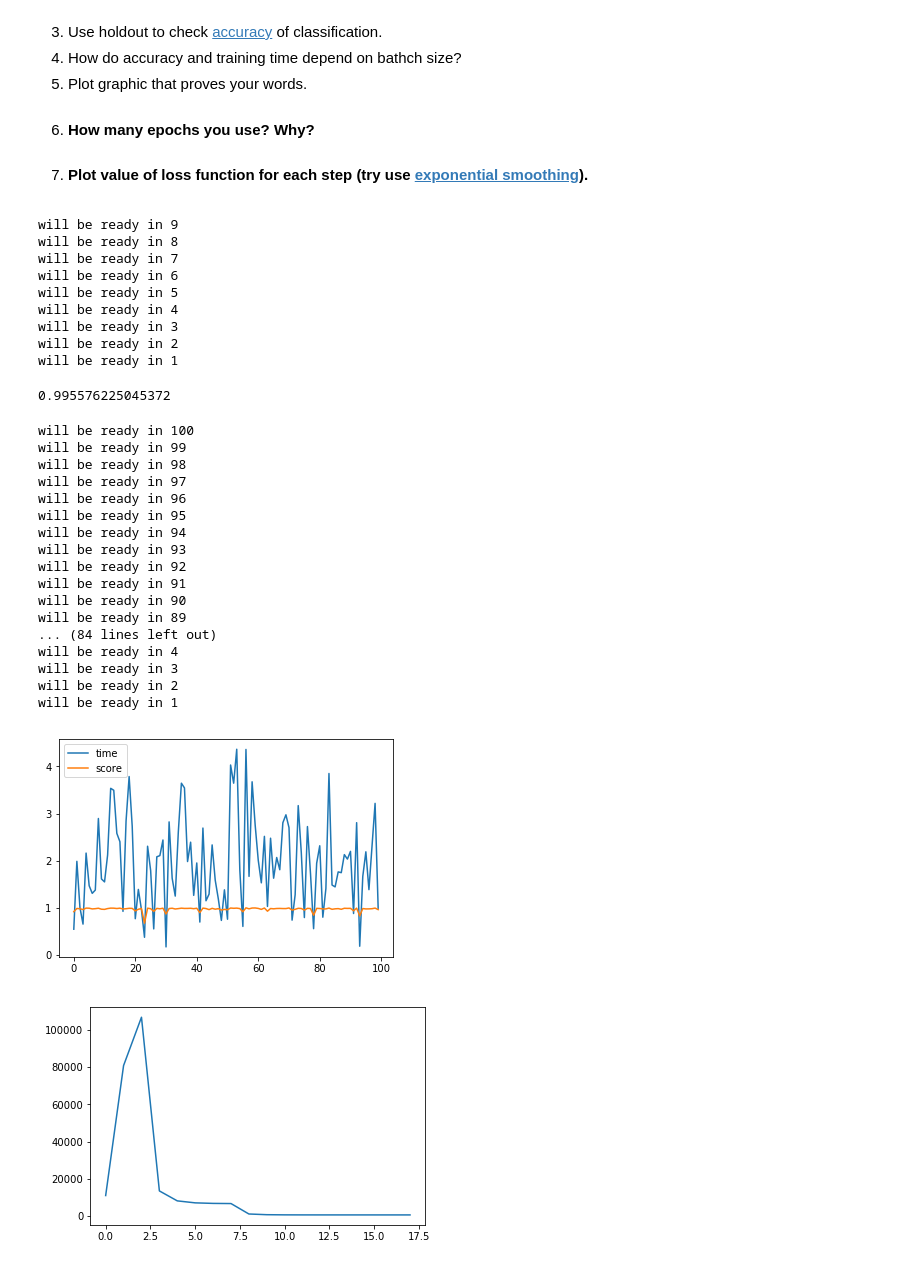
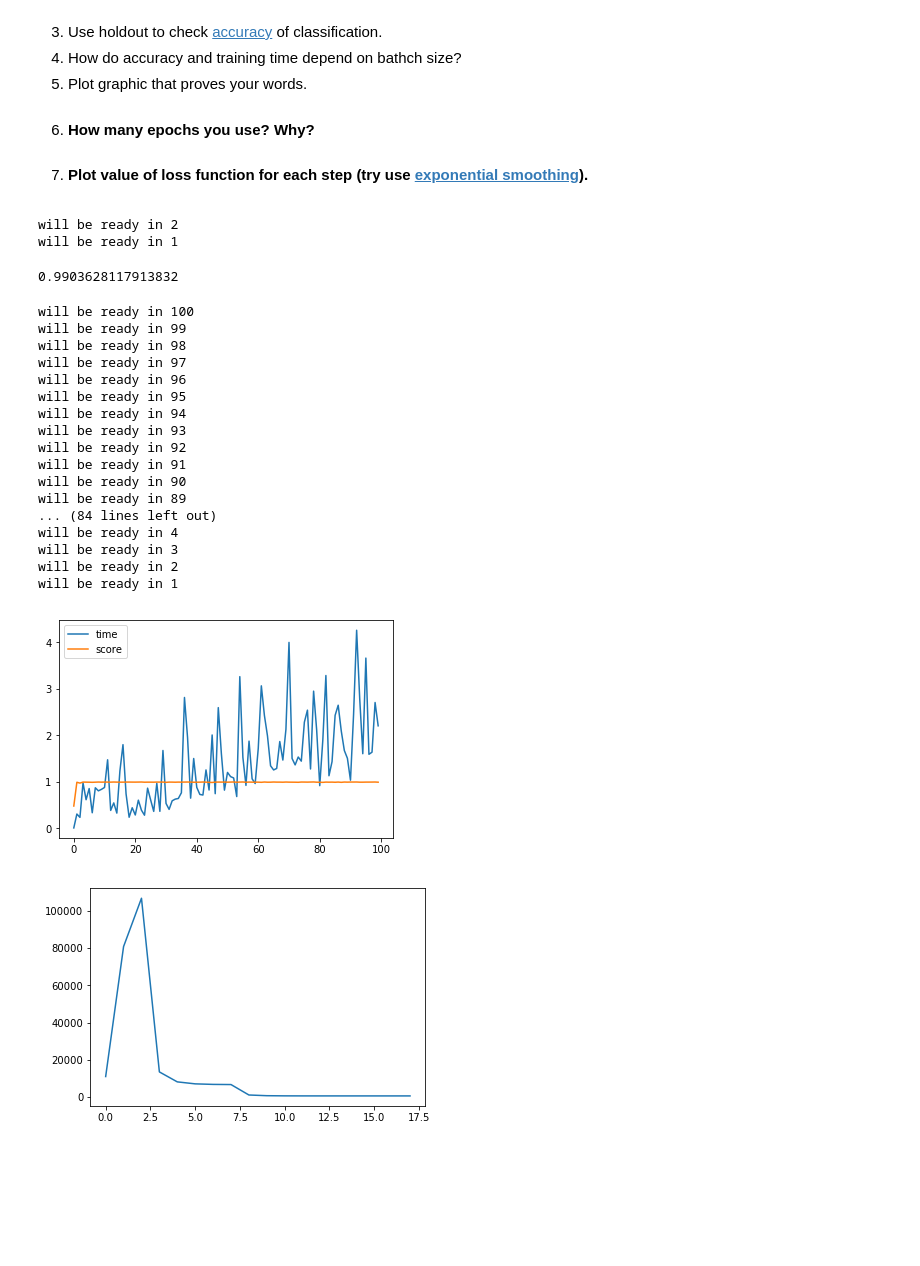
Before and after one commit to mnkonkova/ML, a Jupyter notebook: lab-1.ipynb, the cells around one changed output. Drawn from its saved outputs; the diff is of its cells as text; code cells hidden in the pictures; blank space fills up the shorter version.

```diff
--- a/lab-1.ipynb
+++ b/lab-1.ipynb
@@ -629,8 +629,11 @@ Sometimes you have so huge amount of data, that usual gradient descent becomes t
 # %%
 import numpy as np
 f = open('train.csv', 'r')
-train_data = np.zeros((8816, 28 * 28))
-train_values = np.zeros(8816)
+whole = 8816
+train_data = np.zeros((int(whole * 0.8), 28 * 28))
+train_values = np.zeros(int(whole * 0.8))
+test_data = np.zeros((whole - int(whole * 0.8), 28 * 28))
+test_values = np.zeros(whole - int(whole * 0.8))
 cout = 0
 for vector in f:
     vector.replace('\n', '')
@@ -638,16 +641,24 @@ for vector in f:
     if vector[0] == 'label':
         continue
     if int(vector[0]) == 1 or int(vector[0]) == 0:
-        if int(vector[0]) == 0:
-            train_values[cout] = -1
-        else:
-            train_values[cout] = 1
         row = np.array(list(map(int, vector[1:])), dtype=np.float128)
         row -= np.sum(row) / len(row)
         row /= np.max(row)
-        train_data[cout] = np.array([row])
+        if cout < int(whole * 0.8):
+            if int(vector[0]) == 0:
+                train_values[cout] = -1
+            else:
+                train_values[cout] = 1
+            train_data[cout] = np.array([row])
+        else:
+            if int(vector[0]) == 0:
+                test_values[cout - whole] = -1
+            else:
+                test_values[cout - whole] = 1
+            test_data[cout - whole] = np.array([row])
         cout += 1
 train_data = make_prop(train_data)
+test_data = make_prop(test_data)
 # %%
 def printNum(vector):
     from skimage.filters import threshold_mean
@@ -676,7 +687,7 @@ def gen_batch(X,
 #der_wi = ln(1+exp(−y(x1w1+x2w2+...+wn)))' = 1/(1+exp(−y(x1w1+x2w2+...+wn))) * -yxi * exp(−y(x1w1+x2w2+...+wn)
 import time as t
 EPS = 0.1
-lamb = 0.01
+lamb = 0.1
 def LF(w,
       X,
       Y):
@@ -712,26 +723,18 @@ def stochastic_descent(f,
             point[i] -= lamb * grad_vec[i]
         cur_f = f(point, X, Y)
         #print("f", cur_f)
-
     return (point, cur_f)
 
 min_point, min_f = stochastic_descent(LF, der_LF, train_data, train_values)
 
-for i in range(1, 10):
-    print('will be ready in', 10 - i)
+for i in range(1, 3):
+    print('will be ready in', 3 - i)
     cur_point, cur_f = stochastic_descent(LF, der_LF, train_data, train_values)
     P1[i] = alpha * cur_f + (1 - alpha) * P1[i - 1]
     if cur_f < min_f:
         min_f = cur_f
         min_point = cur_point
 # %% [output]
-will be ready in 9
-will be ready in 8
-will be ready in 7
-will be ready in 6
-will be ready in 5
-will be ready in 4
-will be ready in 3
 will be ready in 2
 will be ready in 1
 # %%
@@ -744,45 +747,45 @@ def score(X,
         if (a[i] > 0 and Y[i] == -1) or (a[i] < 0 and Y[i] == 1):
             score += 1
     return (1 - score / len(Y))
-score(train_data, train_values, min_point)
+score(test_data, test_values, min_point)
 # %% [output]
-0.995576225045372
+0.9903628117913832
 # %%
 import time as t
 max_k = 100
 P1 = np.arange(0,max_k, 1, dtype=np.float32)
 P2 = np.arange(0,max_k, 1, dtype=np.float32)
 P3 = np.arange(0,max_k, 1, dtype=np.float32)
 for k in range(max_k):
     print('will be ready in', max_k - k)
     start = t.time()
-    point, f = stochastic_descent(LF, der_LF, train_data, train_values)
+    point, f = stochastic_descent(LF, der_LF, train_data, train_values, k)
     time_work = t.time() - start
     P1[k] = time_work
-    P2[k] = score(train_data, train_values, point)
+    P2[k] = score(test_data, test_values, point)
 plt.plot(P3, P1, label = 'time')
 plt.plot(P3, P2, label = 'score')
 plt.legend()
 plt.show()
 # %% [output]
 will be ready in 100
 will be ready in 99
 will be ready in 98
 will be ready in 97
 will be ready in 96
 will be ready in 95
 will be ready in 94
 will be ready in 93
 will be ready in 92
 will be ready in 91
 will be ready in 90
 will be ready in 89
 ... (84 lines left out)
 will be ready in 4
 will be ready in 3
 will be ready in 2
 will be ready in 1
-[figure, old version]
+[figure, new version]
 # %%
 alpha = 0.7
 P1 = []
```
Also changed, not shown: parts of 10 cells of this notebook.
